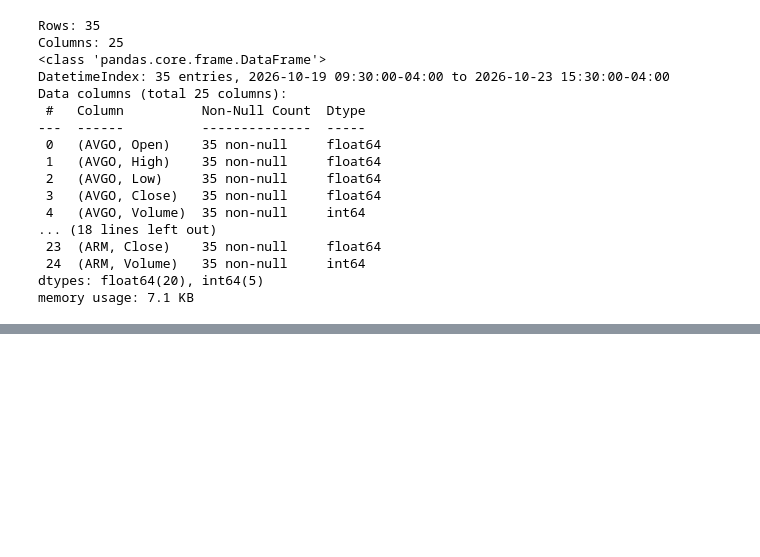
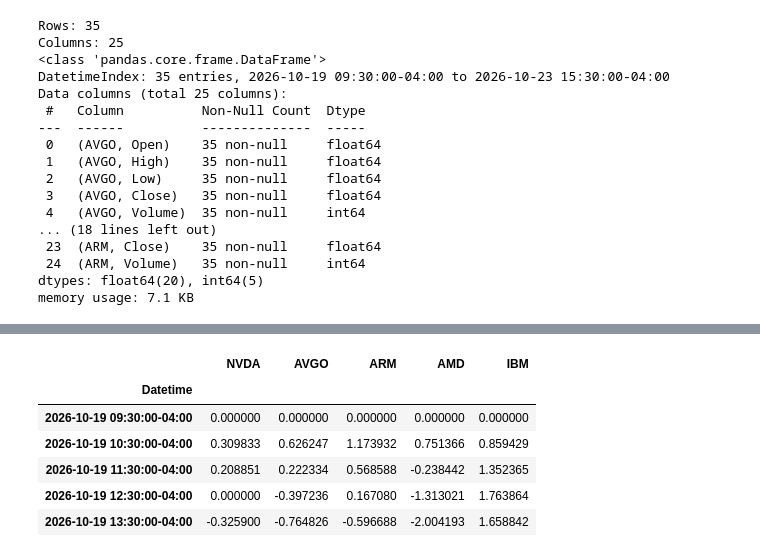
Before and after one commit to leahchristina/computer-infra, a Jupyter notebook: problems.ipynb, the cells around one changed output, grey strips where cells are left out. Cells and saved outputs as stored; diff of their text form; code cells hidden in the pictures; blank space fills up the shorter version.

```diff
--- a/problems.ipynb
+++ b/problems.ipynb
@@ -132,0 +240,10 @@ memory usage: 7.1 KB
+# %%
+performance_data.head()
+# %% [output]
+|  | NVDA | AVGO | ARM | AMD | IBM |
+| Datetime |  |  |  |  |  |
+| 2026-10-19 09:30:00-04:00 | 0.000000 | 0.000000 | 0.000000 | 0.000000 | 0.000000 |
+| 2026-10-19 10:30:00-04:00 | 0.309833 | 0.626247 | 1.173932 | 0.751366 | 0.859429 |
+| 2026-10-19 11:30:00-04:00 | 0.208851 | 0.222334 | 0.568588 | -0.238442 | 1.352365 |
+| 2026-10-19 12:30:00-04:00 | 0.000000 | -0.397236 | 0.167080 | -1.313021 | 1.763864 |
+| 2026-10-19 13:30:00-04:00 | -0.325900 | -0.764826 | -0.596688 | -2.004193 | 1.658842 |
```
Also changed, not shown: parts of 6 cells of this notebook, 2 other files.
